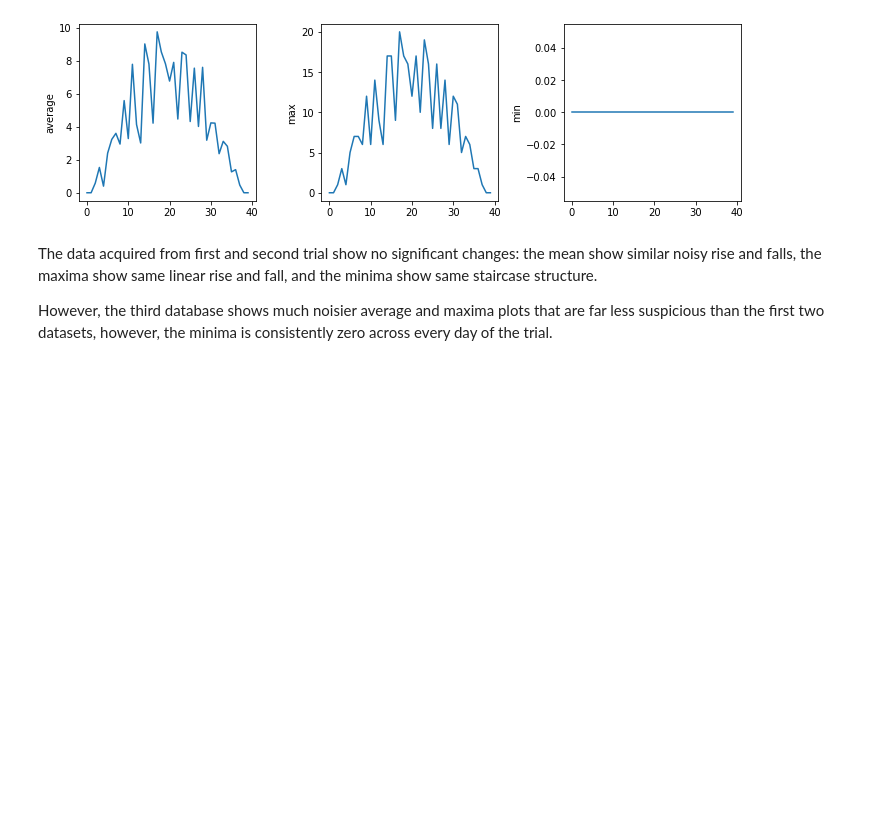
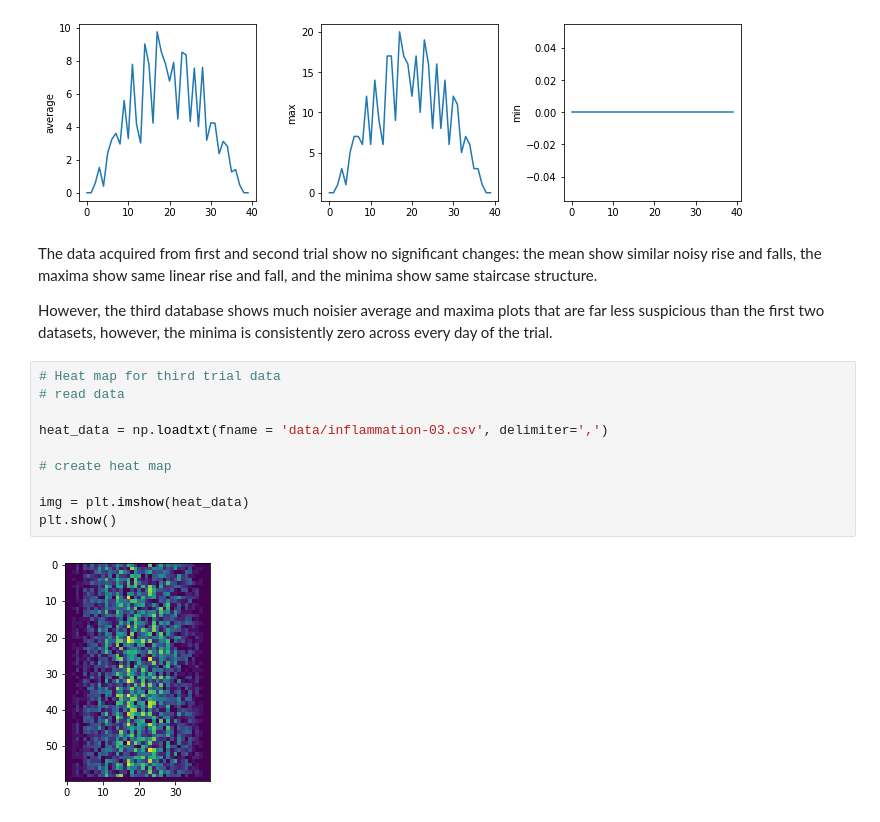
Before and after one commit to athayahisyam/swc-python, a Jupyter notebook: Lesson6-AnalyzingDatafromMultipleFiles.ipynb, the cells around one changed output. Drawn from its saved outputs; the diff is of its cells as text; blank space fills up the shorter version.

```diff
--- a/Lesson6-AnalyzingDatafromMultipleFiles.ipynb
+++ b/Lesson6-AnalyzingDatafromMultipleFiles.ipynb
@@ -60,3 +60,15 @@ data/inflammation-03.csv
 The data acquired from first and second trial show no significant changes: the mean show similar noisy rise and falls, the maxima show same linear rise and fall, and the minima show same staircase structure.
 
 However, the third database shows much noisier average and maxima plots that are far less suspicious than the first two datasets, however, the minima is consistently zero across every day of the trial.
+# %%
+# Heat map for third trial data
+# read data
+
+heat_data = np.loadtxt(fname = 'data/inflammation-03.csv', delimiter=',')
+
+# create heat map
+
+img = plt.imshow(heat_data)
+plt.show()
+# %% [output]
+[figure, added]
```
Also changed, not shown: parts of 3 cells of this notebook.
